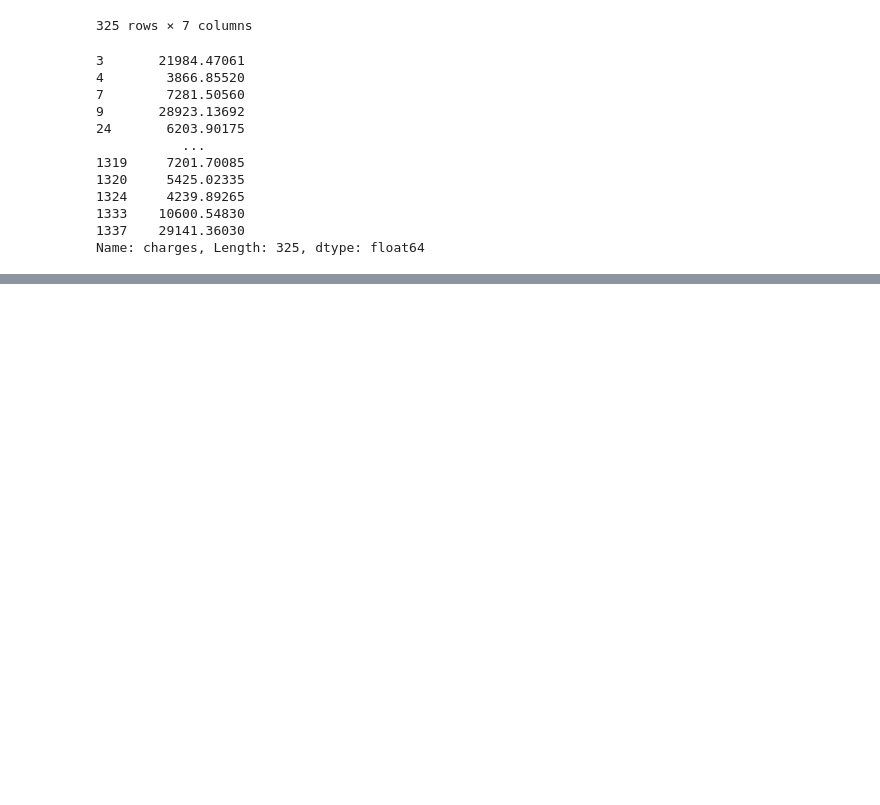
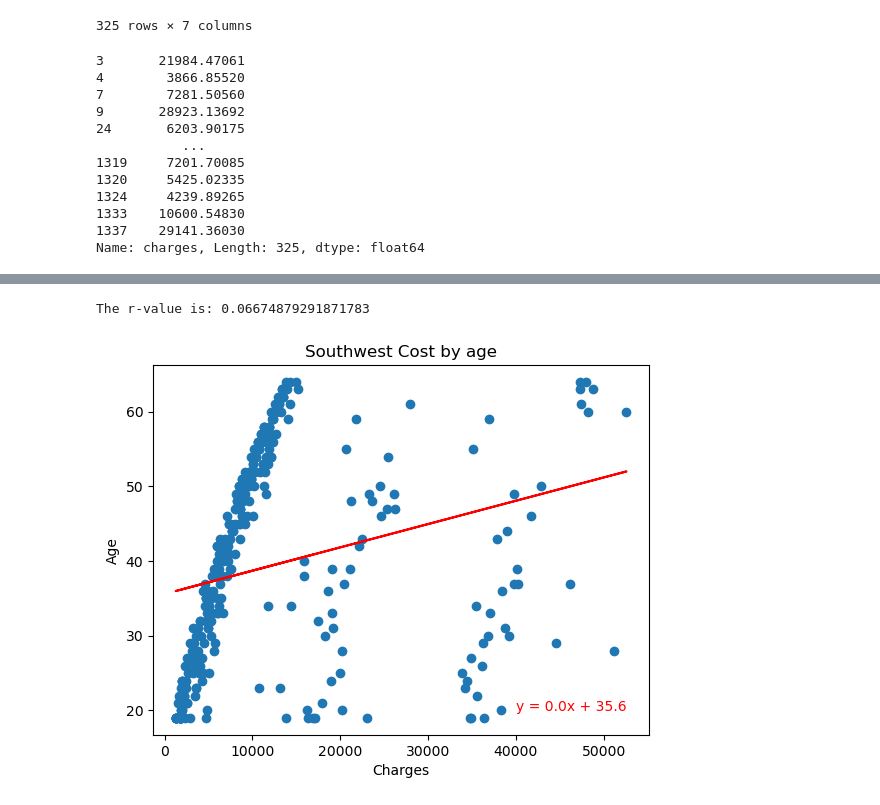
Before and after one commit to JohanaMarie/project_1, a Jupyter notebook: price_region.ipynb, the cells around one changed output, grey strips where cells are left out. Saved outputs shown, nothing was run; the diff lists cells and outputs as text; code cells hidden in the pictures; blank space fills up the shorter version.

```diff
--- a/price_region.ipynb
+++ b/price_region.ipynb
@@ -187,0 +243,11 @@ Name: charges, Length: 325, dtype: float64
+# %%
+#Plot Southwest
+
+x_values = southwest_df['charges']
+y_values = southwest_df['age']
+
+plot_linear_regression(x_values, y_values, 'Southwest Cost by age', 'Age',(40000, 20)
+                                                                    )
+# %% [output]
+The r-value is: 0.06674879291871783
+[figure, added]
```
Also changed, not shown: parts of 4 cells of this notebook.
